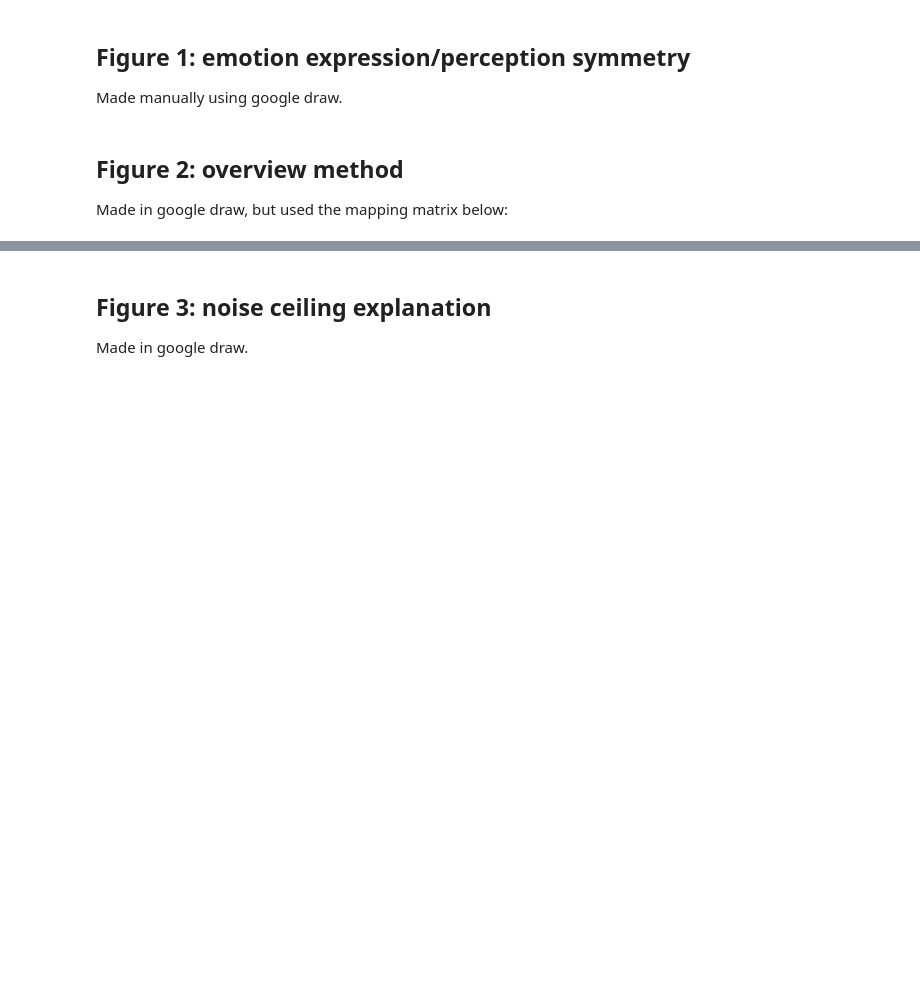
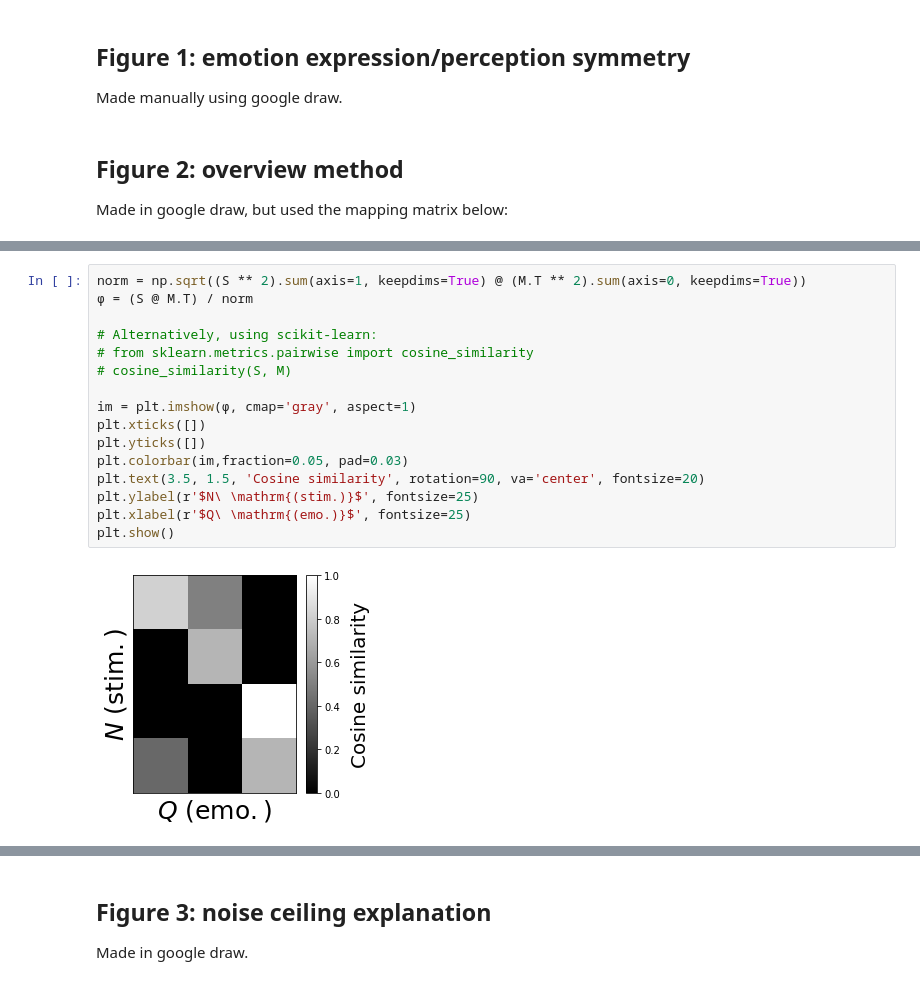
Before and after one commit to lukassnoek/hypothesis-kernel-analysis, a Jupyter notebook: notebooks/figures.ipynb, the cells around one changed output, grey strips where cells are left out. Drawn from its saved outputs; the diff is of its cells as text; blank space fills up the shorter version.

```diff
--- a/notebooks/figures.ipynb
+++ b/notebooks/figures.ipynb
@@ -34,0 +71,18 @@ plt.axis('off')
+# %%
+norm = np.sqrt((S ** 2).sum(axis=1, keepdims=True) @ (M.T ** 2).sum(axis=0, keepdims=True))
+ϕ = (S @ M.T) / norm
+
+# Alternatively, using scikit-learn:
+# from sklearn.metrics.pairwise import cosine_similarity
+# cosine_similarity(S, M)
+
+im = plt.imshow(ϕ, cmap='gray', aspect=1)
+plt.xticks([])
+plt.yticks([])
+plt.colorbar(im,fraction=0.05, pad=0.03)
+plt.text(3.5, 1.5, 'Cosine similarity', rotation=90, va='center', fontsize=20)
+plt.ylabel(r'$N\ \mathrm{(stim.)}$', fontsize=25)
+plt.xlabel(r'$Q\ \mathrm{(emo.)}$', fontsize=25)
+plt.show()
+# %% [output]
+[figure, added]
```
Also changed, not shown: parts of 14 cells of this notebook, 3 other files.
